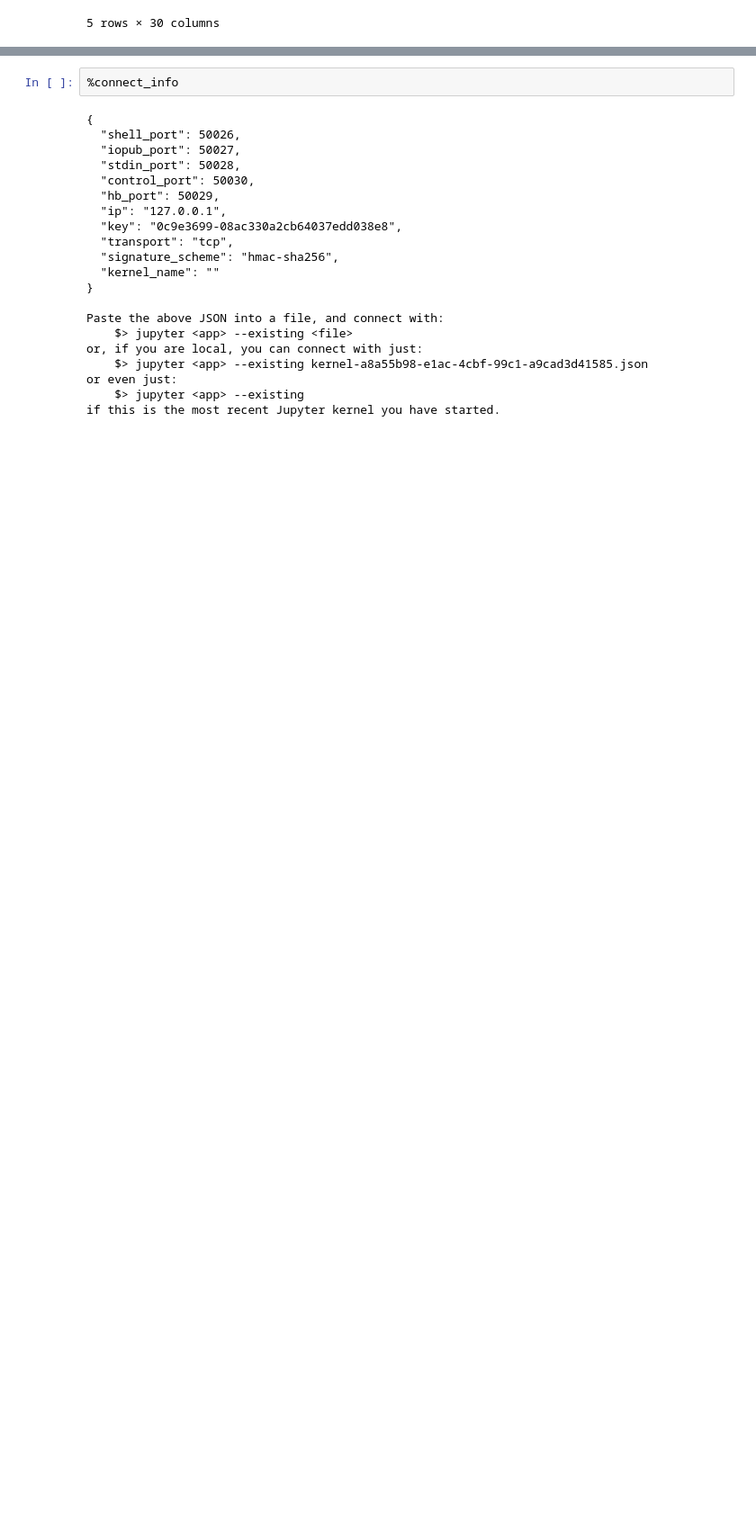
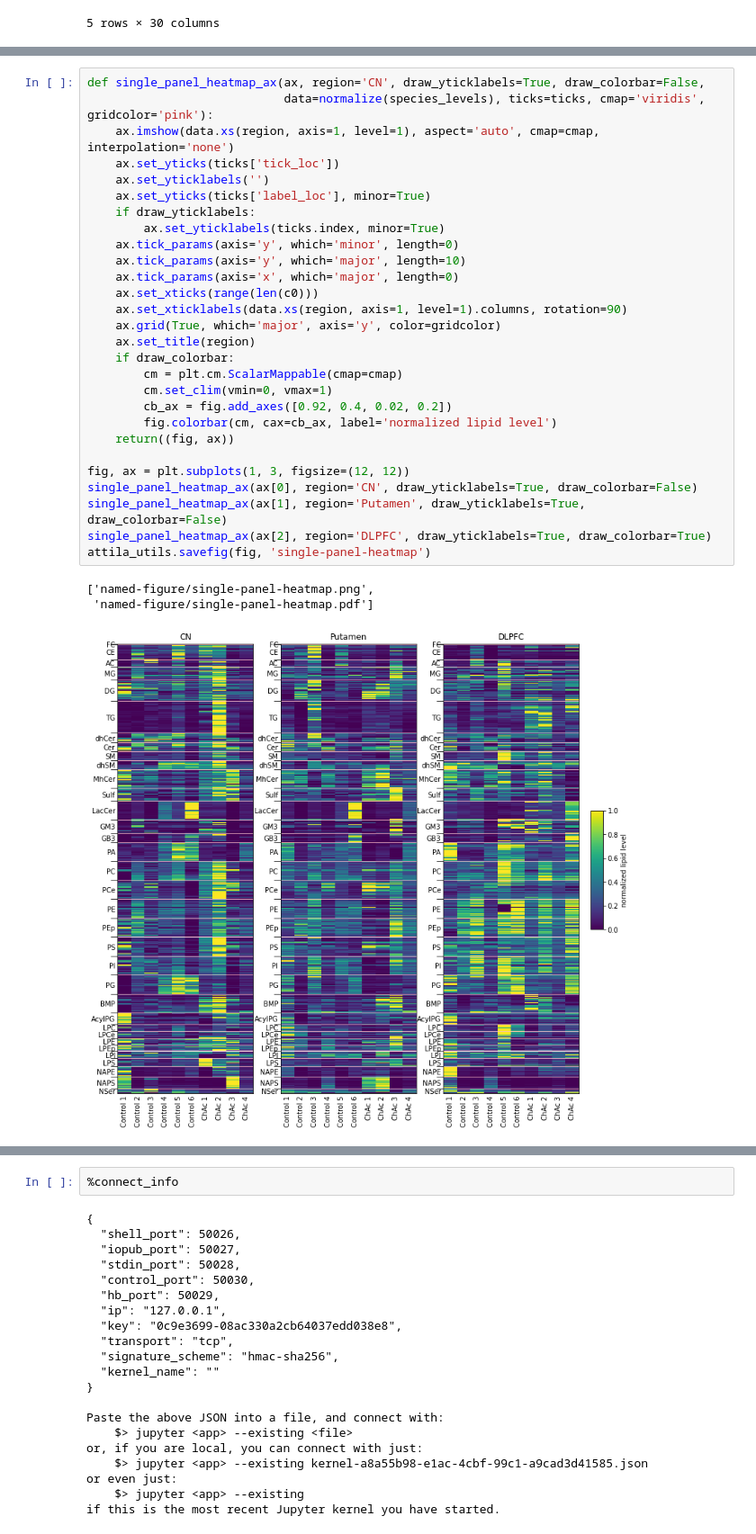
Before and after one commit to attilagk/Gabriel, a Jupyter notebook: notebooks/2022-09-02-lipid-ch-ac/2022-09-02-lipid-ch-ac.ipynb, the cells around one changed output, grey strips where cells are left out. Shown at 90% size. Drawn from its saved outputs; the diff is of its cells as text; blank space fills up the shorter version.

```diff
--- a/notebooks/2022-09-02-lipid-ch-ac/2022-09-02-lipid-ch-ac.ipynb
+++ b/notebooks/2022-09-02-lipid-ch-ac/2022-09-02-lipid-ch-ac.ipynb
@@ -66,6 +68,38 @@ normalize(species_levels)
 |  | NSer 20:4 | 0.179310 | 0.841379 | 0.351724 | 0.793103 | 0.558621 | 0.751724 | 0.158621 | 0.744828 | 0.800000 | ... |
 |  | NSer 22:6 | 0.017391 | 0.339130 | 0.200000 | 0.721739 | 0.191304 | 1.000000 | 0.052174 | 0.626087 | 0.973913 | ... |
 593 rows × 30 columns
+# %%
+def single_panel_heatmap_ax(ax, region='CN', draw_yticklabels=True, draw_colorbar=False,
+                            data=normalize(species_levels), ticks=ticks, cmap='viridis', gridcolor='pink'):
+    ax.imshow(data.xs(region, axis=1, level=1), aspect='auto', cmap=cmap, interpolation='none')
+    ax.set_yticks(ticks['tick_loc'])
+    ax.set_yticklabels('')
+    ax.set_yticks(ticks['label_loc'], minor=True)
+    if draw_yticklabels:
+        ax.set_yticklabels(ticks.index, minor=True)
+    ax.tick_params(axis='y', which='minor', length=0)
+    ax.tick_params(axis='y', which='major', length=10)
+    ax.tick_params(axis='x', which='major', length=0)
+    ax.set_xticks(range(len(c0)))
+    ax.set_xticklabels(data.xs(region, axis=1, level=1).columns, rotation=90)
+    ax.grid(True, which='major', axis='y', color=gridcolor)
+    ax.set_title(region)
+    if draw_colorbar:
+        cm = plt.cm.ScalarMappable(cmap=cmap)
+        cm.set_clim(vmin=0, vmax=1)
+        cb_ax = fig.add_axes([0.92, 0.4, 0.02, 0.2])
+        fig.colorbar(cm, cax=cb_ax, label='normalized lipid level')
+    return((fig, ax))
+
+fig, ax = plt.subplots(1, 3, figsize=(12, 12))
+single_panel_heatmap_ax(ax[0], region='CN', draw_yticklabels=True, draw_colorbar=False)
+single_panel_heatmap_ax(ax[1], region='Putamen', draw_yticklabels=True, draw_colorbar=False)
+single_panel_heatmap_ax(ax[2], region='DLPFC', draw_yticklabels=True, draw_colorbar=True)
+attila_utils.savefig(fig, 'single-panel-heatmap')
+# %% [output]
+['named-figure/single-panel-heatmap.png',
+ 'named-figure/single-panel-heatmap.pdf']
+[figure, added]
 # %%
 def single_panel_heatmap(region='CN', data=normalize(species_levels), ticks=ticks, cmap='viridis', gridcolor='pink'):
     fig, ax = plt.subplots(figsize=(6, 15))
```
Also changed, not shown: parts of 6 cells of this notebook.
